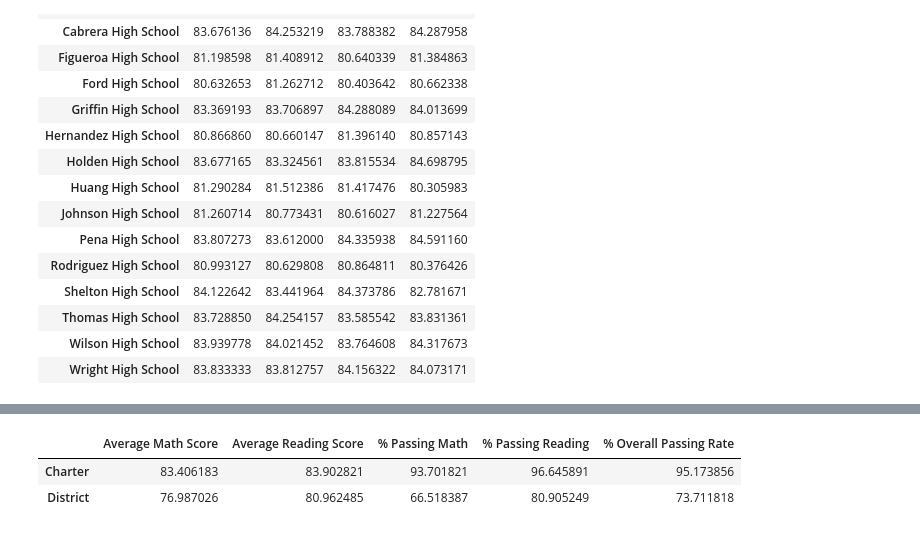
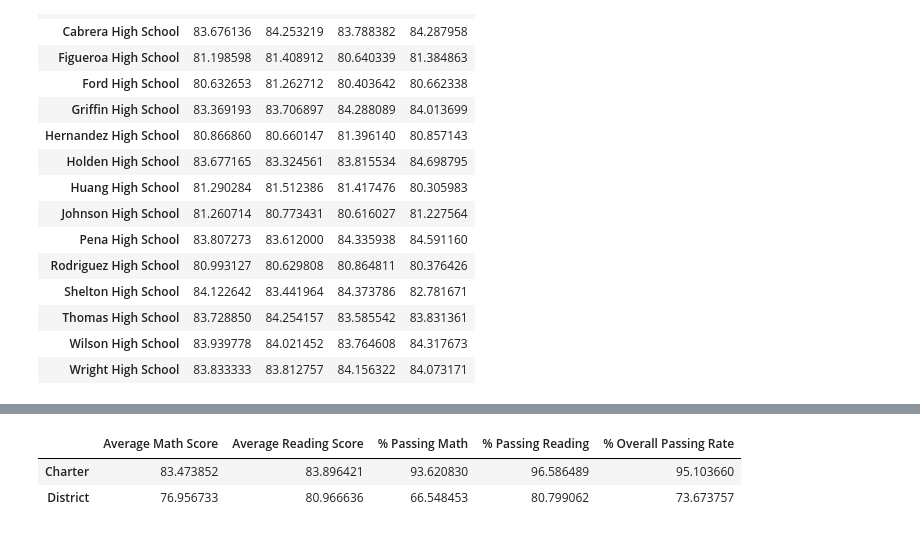
Before and after one commit to dialsilv/pandas-challenge, a Jupyter notebook: PyCitySchools/PyCitySchools.ipynb, the cells around one changed output, grey strips where cells are left out. Drawn from its saved outputs; the diff is of its cells as text; code cells hidden in the pictures.

```diff
--- a/PyCitySchools/PyCitySchools.ipynb
+++ b/PyCitySchools/PyCitySchools.ipynb
@@ -356,31 +381,52 @@ school_summary_sz
+# %%
+# TABLE SCORES BY SCHOOL TYPE
+
+# Calculate stats
+school_avg_math_type = school_summary.groupby(['School Type'])['Average Math Score'].mean()
+school_avg_read_type = school_summary.groupby(['School Type'])['Average Reading Score'].mean()
+
+school_percent_pass_math_type = school_summary.groupby(['School Type'])['% Passing Math'].mean()
+school_percent_pass_read_type = school_summary.groupby(['School Type'])['% Passing Reading'].mean()
+
+school_percent_overall_type = (school_percent_pass_math_type + school_percent_pass_read_type) / 2
+
+# Creates dataframe with all results
+school_summary_type = pd.DataFrame({
+                               "Average Math Score": school_avg_math_type,
+                               "Average Reading Score": school_avg_read_type,
+                               "% Passing Math": school_percent_pass_math_type,
+                               "% Passing Reading": school_percent_pass_read_type,
+                               "% Overall Passing Rate": school_percent_overall_type
+                                })
+school_summary_type.rename_axis(index=None, columns=None, inplace = True)
+school_summary_type
+# %% [output]
+|  | Average Math Score | Average Reading Score | % Passing Math | % Passing Reading | % Overall Passing Rate |
+| Charter | 83.473852 | 83.896421 | 93.620830 | 96.586489 | 95.103660 |
+| District | 76.956733 | 80.966636 | 66.548453 | 80.799062 | 73.673757 |
 # %%
-# TABLE SCORES BY SCHOOL TYPE
+# TABLE SCORES BY SCHOOL TYPE AND SCHOOL SIZE
 
 # Calculate stats
-school_avg_math_type = school_data_complete.groupby(['type'])['math_score'].mean()
-school_avg_read_type = school_data_complete.groupby(['type'])['reading_score'].mean()
+school_avg_math_type_sz = school_data_complete.groupby(['type','School Size'])['math_score'].mean()
+school_avg_read_type_sz = school_data_complete.groupby(['type','School Size'])['reading_score'].mean()
 
-school_sum_students_type = school_data_complete.groupby(['type'])['Student ID'].count()
-school_num_pass_math_type = school_data_complete.groupby(['type'])['math_score'].apply(lambda x: x[x >= 70].count())
-school_percent_pass_math_type = school_num_pass_math_type / school_sum_students_type * 100
+school_sum_students_type_sz = school_data_complete.groupby(['type','School Size'])['Student ID'].count()
+school_num_pass_math_type_sz = school_data_complete.groupby(['type','School Size'])['math_score'].apply(lambda x: x[x > 70].count())
+school_percent_pass_math_type_sz = school_num_pass_math_type_sz / school_sum_students_type_sz * 100
 
-school_num_pass_read_type = school_data_complete.groupby(['type'])['reading_score'].apply(lambda x: x[x >= 70].count())
-school_percent_pass_read_type = school_num_pass_read_type / school_sum_students_type * 100
+school_num_pass_read_type_sz = school_data_complete.groupby(['type','School Size'])['reading_score'].apply(lambda x: x[x > 70].count())
+school_percent_pass_read_type_sz = school_num_pass_read_type_sz / school_sum_students_type_sz * 100
 
-school_percent_overall_type = (school_percent_pass_math_type + school_percent_pass_read_type) / 2
+school_percent_overall_type_sz = (school_percent_pass_math_type_sz + school_percent_pass_read_type_sz) / 2
 
-# Creates dataframe with all results
-school_summary_type = pd.DataFrame({
-                               "Average Math Score": school_avg_math_type,
-                               "Average Reading Score": school_avg_read_type,
-                               "% Passing Math": school_percent_pass_math_type,
-                               "% Passing Reading": school_percent_pass_read_type,
-                               "% Overall Passing Rate": school_percent_overall_type
+school_summary_type_sz = pd.DataFrame({
+                               "Average Math Score": school_avg_math_type_sz,
+                               "Average Reading Score": school_avg_read_type_sz,
+                               "% Passing Math": school_percent_pass_math_type_sz,
+                               "% Passing Reading": school_percent_pass_read_type_sz,
+                               "% Overall Passing Rate": school_percent_overall_type_sz
                                 })
-school_summary_type.rename_axis(index=None, columns=None, inplace = True)
-school_summary_type
+
+school_summary_type_sz
-# %% [output]
-|  | Average Math Score | Average Reading Score | % Passing Math | % Passing Reading | % Overall Passing Rate |
-| Charter | 83.406183 | 83.902821 | 93.701821 | 96.645891 | 95.173856 |
-| District | 76.987026 | 80.962485 | 66.518387 | 80.905249 | 73.711818 |
 # %%
```
Also changed, not shown: parts of 12 cells of this notebook.
